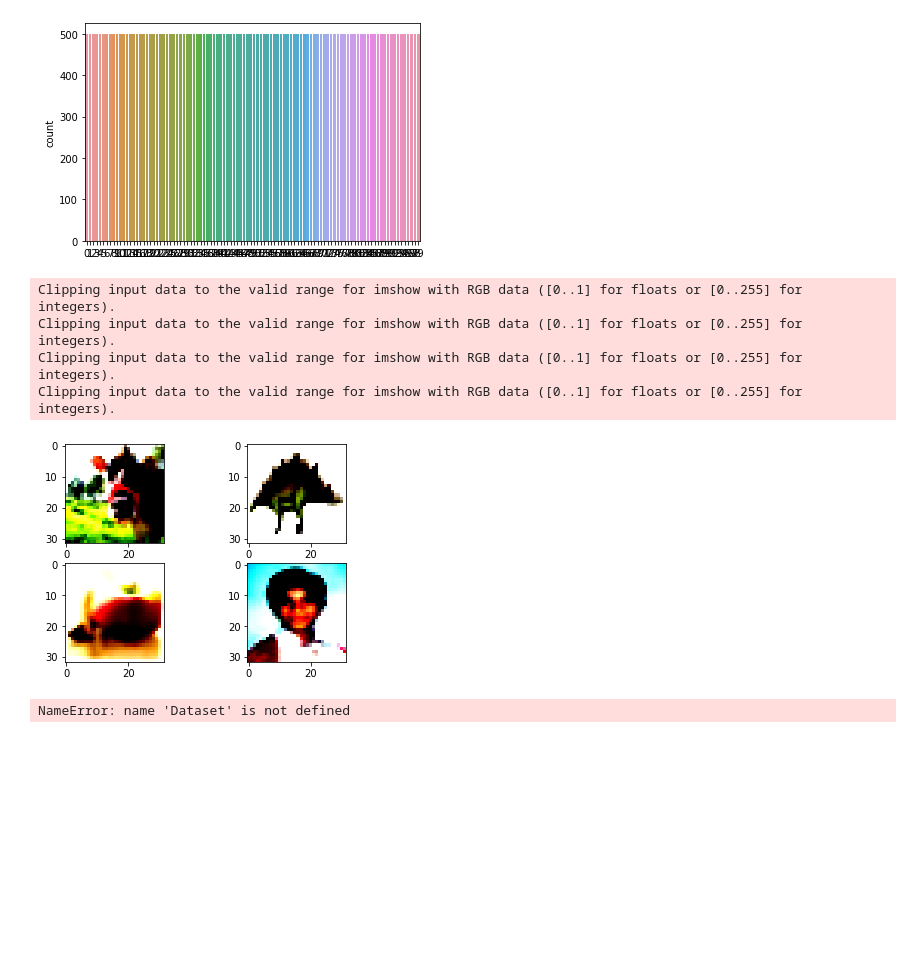
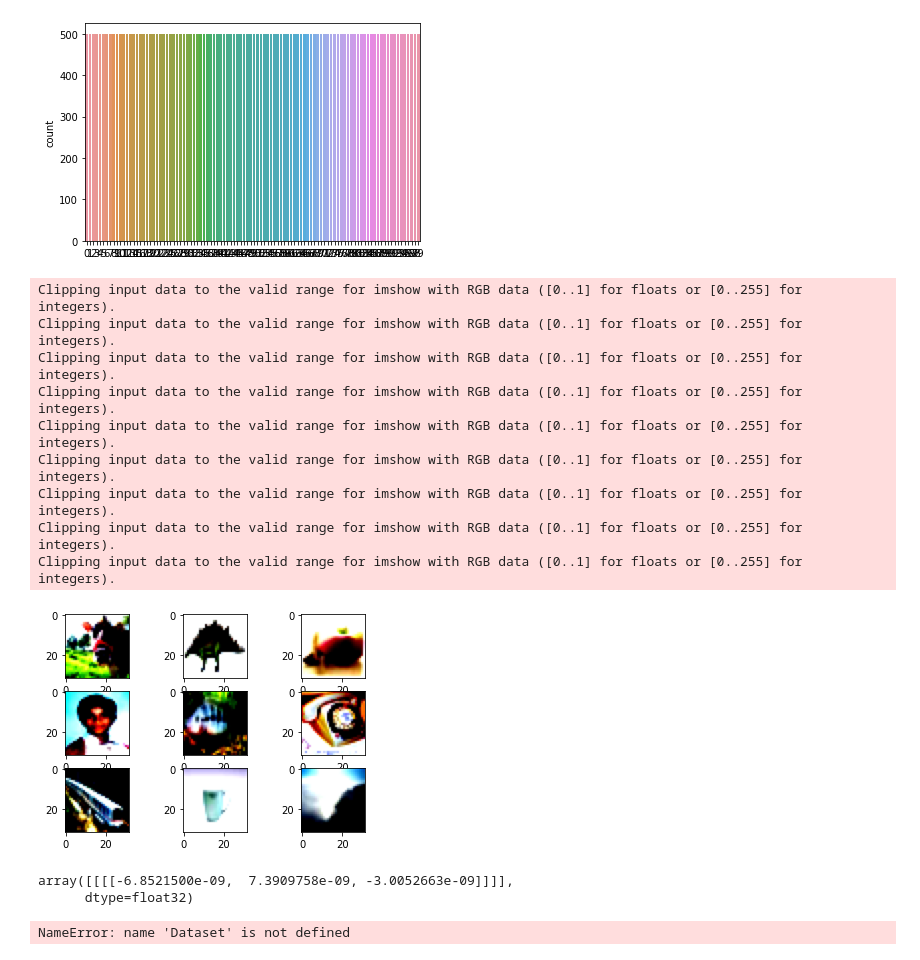
Before and after one commit to letv3/NSIETE, a Jupyter notebook: Zadanie 2/Zadanie2.ipynb, the cells around one changed output. Cells and saved outputs as stored; diff of their text form; code cells hidden in the pictures; blank space fills up the shorter version.

```diff
--- a/Zadanie 2/Zadanie2.ipynb
+++ b/Zadanie 2/Zadanie2.ipynb
@@ -41,27 +45,35 @@ sns.countplot(y_train)
 <AxesSubplot:ylabel='count'>
 [figure]
 # %%
-x_max,y_max = 2,2
+x_max,y_max = 3,3
 offset = 0
 
 f, axarr = plt.subplots(y_max,x_max)
 for y in range(y_max):
     for x in range(x_max):
         axarr[y,x].imshow(X_train[y*y_max+x+offset])
 # print(y_train[i])
 # plt.imshow(np.rollaxis(X_train[i], 0, 3))
 # %% [output]
 Clipping input data to the valid range for imshow with RGB data ([0..1] for floats or [0..255] for integers).
 Clipping input data to the valid range for imshow with RGB data ([0..1] for floats or [0..255] for integers).
 Clipping input data to the valid range for imshow with RGB data ([0..1] for floats or [0..255] for integers).
 Clipping input data to the valid range for imshow with RGB data ([0..1] for floats or [0..255] for integers).
+Clipping input data to the valid range for imshow with RGB data ([0..1] for floats or [0..255] for integers).
+Clipping input data to the valid range for imshow with RGB data ([0..1] for floats or [0..255] for integers).
+Clipping input data to the valid range for imshow with RGB data ([0..1] for floats or [0..255] for integers).
+Clipping input data to the valid range for imshow with RGB data ([0..1] for floats or [0..255] for integers).
+Clipping input data to the valid range for imshow with RGB data ([0..1] for floats or [0..255] for integers).
-[figure, old version]
+[figure, new version]
 # %%
-mean = X_train.mean(axis=(0,2,3), keepdims=True).astype(np.float32)
-std = X_train.std(axis=(0,2,3), keepdims=True).astype(np.float32)
+mean = X_train.mean(axis=(0,1,2), keepdims=True).astype(np.float32)
+std = X_train.std(axis=(0,1,2), keepdims=True).astype(np.float32)
 
 X_train = (X_train - mean) / std
 X_test = (X_test - mean) / std
+# %% [output]
+array([[[[-6.8521500e-09,  7.3909758e-09, -3.0052663e-09]]]],
+      dtype=float32)
 # %%
 class CIFAR(Dataset):
     def __init__(self, X,y,transform=None):
```
Also changed, not shown: parts of 7 cells of this notebook.
